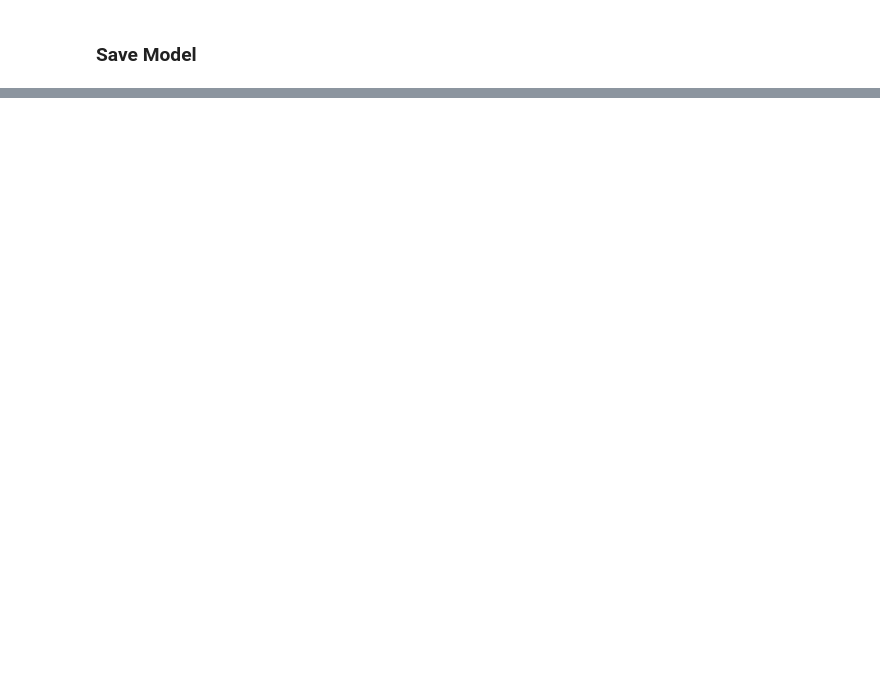
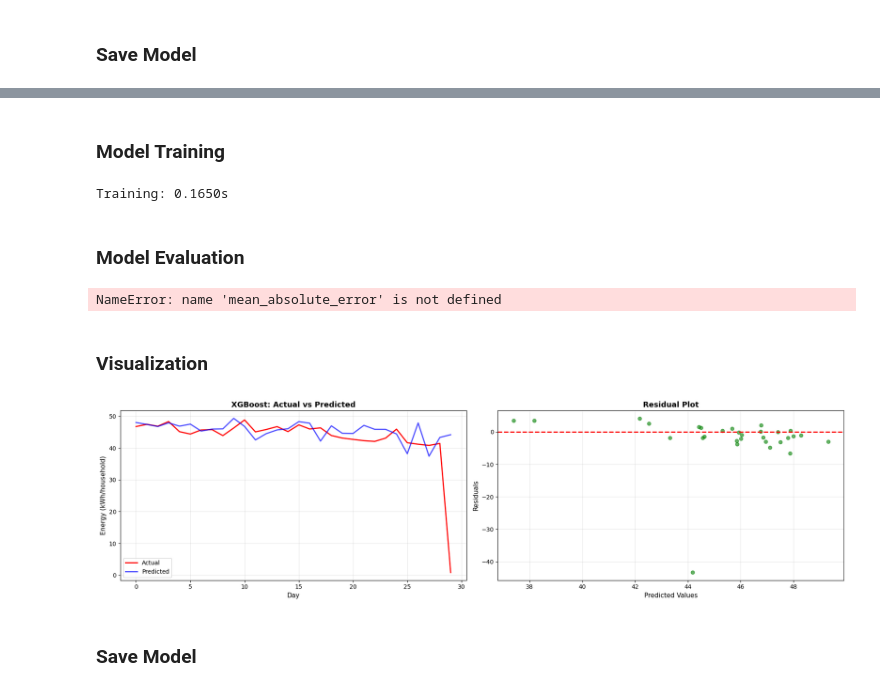
Before and after one commit to gulcihanglmz/IoT-Energy-Efficiency-Predictor, a Jupyter notebook: energy-consumption-forecast.ipynb, the cells around one changed output, grey strips where cells are left out. Saved outputs shown, nothing was run; the diff lists cells and outputs as text; code cells hidden in the pictures; blank space fills up the shorter version.

Commit message:
Add XGBoost model

```diff
--- a/energy-consumption-forecast.ipynb
+++ b/energy-consumption-forecast.ipynb
@@ -929,0 +947,66 @@ print("Model saved: random_forest_model.pkl")
+# %% [markdown]
+### Model Training
+# %%
+from xgboost import XGBRegressor
+import time
+
+start_time = time.time()
+xgb_model = XGBRegressor(n_estimators=100, random_state=42, n_jobs=-1)
+xgb_model.fit(X_train, y_train)
+training_time = time.time() - start_time
+
+print(f"Training: {training_time:.4f}s")
+# %% [output]
+Training: 0.1650s
+# %% [markdown]
+### Model Evaluation
+# %%
+from sklearn.metrics import mean_absolute_error, mean_squared_error, r2_score
+import numpy as np
+
+y_test_pred_xgb = xgb_model.predict(X_test)
+
+test_mae_xgb = mean_absolute_error(y_test, y_test_pred_xgb)
+test_rmse_xgb = np.sqrt(mean_squared_error(y_test, y_test_pred_xgb))
+test_mape_xgb = np.mean(np.abs((y_test - y_test_pred_xgb) / y_test)) * 100
+test_r2_xgb = r2_score(y_test, y_test_pred_xgb)
+
+print("=" * 60)
+print("XGBOOST - TEST SET PERFORMANCE")
+print("=" * 60)
+print(f"MAE:   {test_mae_xgb:.4f} kWh")
+print(f"RMSE:  {test_rmse_xgb:.4f} kWh")
+print(f"MAPE:  {test_mape_xgb:.2f}%")
+print(f"R²:    {test_r2_xgb:.4f}")
+print("=" * 60)
+# %% [output]
+NameError: name 'mean_absolute_error' is not defined
+# %% [markdown]
+### Visualization
+# %%
+fig, (ax1, ax2) = plt.subplots(1, 2, figsize=(18, 5))
+
+# Actual vs Predicted
+ax1.plot(y_test.values, label='Actual', color='red', linewidth=2)
+ax1.plot(y_test_pred_xgb, label='Predicted', color='blue', linewidth=2, alpha=0.7)
+ax1.set_title('XGBoost: Actual vs Predicted', fontsize=13, fontweight='bold')
+ax1.set_xlabel('Day', fontsize=11)
+ax1.set_ylabel('Energy (kWh/household)', fontsize=11)
+ax1.legend()
+ax1.grid(True, alpha=0.3)
+
+# Residuals
+residuals_xgb = y_test.values - y_test_pred_xgb
+ax2.scatter(y_test_pred_xgb, residuals_xgb, alpha=0.6, color='green')
+ax2.axhline(y=0, color='red', linestyle='--', linewidth=2)
+ax2.set_title('Residual Plot', fontsize=13, fontweight='bold')
+ax2.set_xlabel('Predicted Values', fontsize=11)
+ax2.set_ylabel('Residuals', fontsize=11)
+ax2.grid(True, alpha=0.3)
+
+plt.tight_layout()
+plt.show()
+# %% [output]
+[figure, added]
+# %% [markdown]
+### Save Model
```
Also changed, not shown: parts of 8 cells of this notebook, 1 other file.
